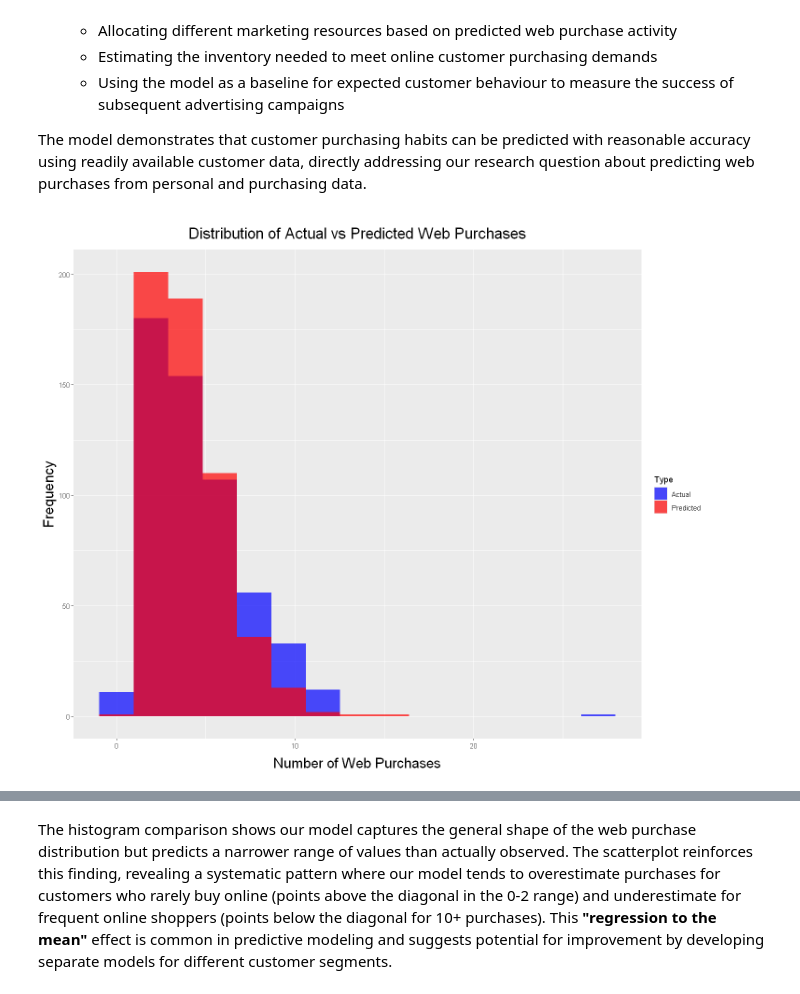
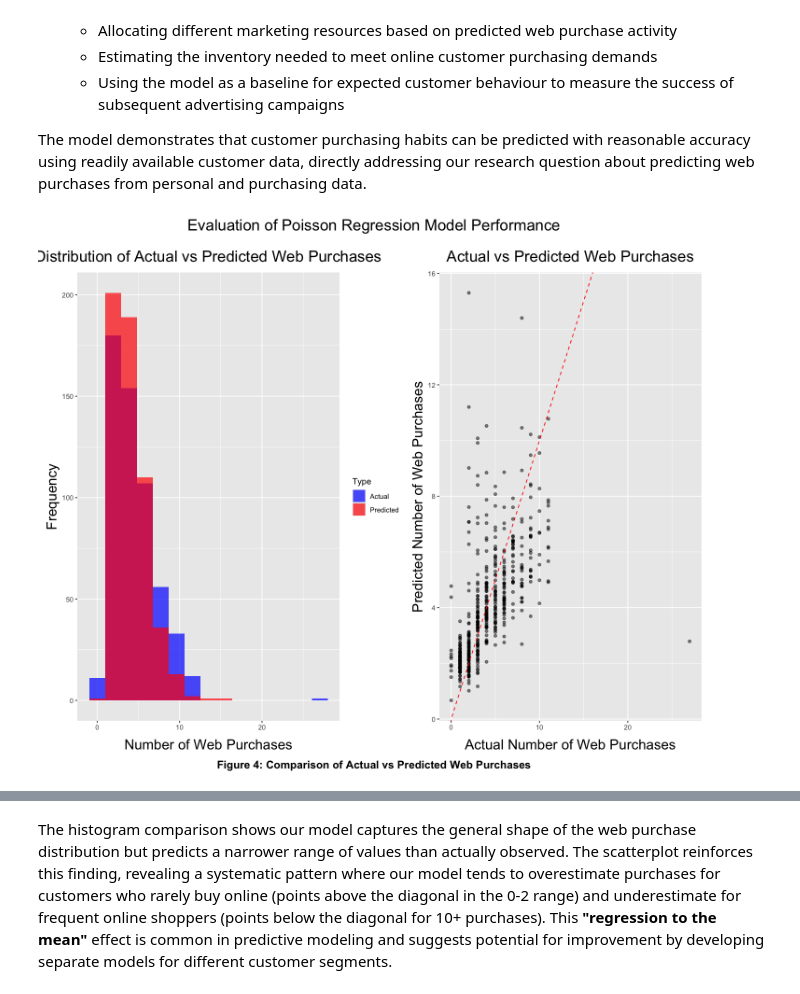
Before and after one commit to DrakenRaptor/STAT301_ProjectGrp26, a Jupyter notebook: STAT301 Grp 26 Project Final.ipynb, the cells around one changed output, grey strips where cells are left out. Drawn from its saved outputs; the diff is of its cells as text; code cells hidden in the pictures.

Commit message:
Merged the 2 Evaluation Model Performance plot together side-by-side.

```diff
--- a/STAT301 Grp 26 Project Final.ipynb
+++ b/STAT301 Grp 26 Project Final.ipynb
@@ -703,27 +728,60 @@ The model demonstrates that customer purchasing habits can be predicted with rea
 # %%
 # Create a data frame for visualization
 viz_data <- data.frame(
   Actual = market_Y_test,
   Predicted = predicted_counts
 )
 
 # Create histograms
 hist_eval_plot <- ggplot() +
   geom_histogram(data = viz_data, aes(x = Actual, fill = "Actual"), alpha = 0.7, bins = 15) +
   geom_histogram(data = viz_data, aes(x = Predicted, fill = "Predicted"), alpha = 0.7, bins = 15) +
   scale_fill_manual(values = c("Actual" = "blue", "Predicted" = "red")) +
   labs(title = "Distribution of Actual vs Predicted Web Purchases",
        x = "Number of Web Purchases",
        y = "Frequency",
        fill = "Type") +
   theme(
     plot.caption = element_text(hjust = 0.8, size = 20, face = "bold"),
     plot.title = element_text(hjust = 0.5, size = 20, margin = margin(t = 10, b = 10)),  # Center the title
     axis.title.x = element_text(size = 18, margin = margin(t = 10)),  # Increase X-axis font
     axis.title.y = element_text(size = 18),   # Increase Y-axis font
   )
 
+scatter_eval_plot <- ggplot(viz_data, aes(x = Actual, y = Predicted)) +
+  geom_point(alpha = 0.5) +
+  geom_abline(intercept = 0, slope = 1, color = "red", linetype = "dashed") +
+  labs(title = "Actual vs Predicted Web Purchases",
+       x = "Actual Number of Web Purchases",
+       y = "Predicted Number of Web Purchases") +
+  theme(
+    plot.caption = element_text(hjust = 0.8, size = 20, face = "bold"),
+    plot.title = element_text(hjust = 0.5, size = 20, margin = margin(t = 10, b = 10)),  # Center the title
+    axis.title.x = element_text(size = 18, margin = margin(t = 10)),  # Increase X-axis font
+    axis.title.y = element_text(size = 18),   # Increase Y-axis font
+  )
 
-hist_eval_plot
+
+# Modify your plots to remove individual captions if present
+hist_eval_plot <- hist_eval_plot + theme(plot.caption = element_blank())
+scatter_eval_plot <- scatter_eval_plot + theme(plot.caption = element_blank())
+
+# Combine the plots (side by side)
+combined_plot <- hist_eval_plot + scatter_eval_plot +
+  plot_layout(ncol = 2, widths = c(1, 1))
+
+# Add a common title and caption to the combined plot
+combined_plot_with_caption <- combined_plot +
+  plot_annotation(
+    title = "Evaluation of Poisson Regression Model Performance",
+    caption = "Figure 4: Comparison of Actual vs Predicted Web Purchases",
+    theme = theme(
+      plot.title = element_text(hjust = 0.5, size = 20),
+      plot.caption = element_text(hjust = 0.5, size = 14, face = "bold")
+    )
+  )
+
+# Display the combined plot
+print(combined_plot_with_caption)
 # %% [output]
-[figure, old version]
+[figure, new version]
```
Also changed, not shown: parts of 7 cells of this notebook.
